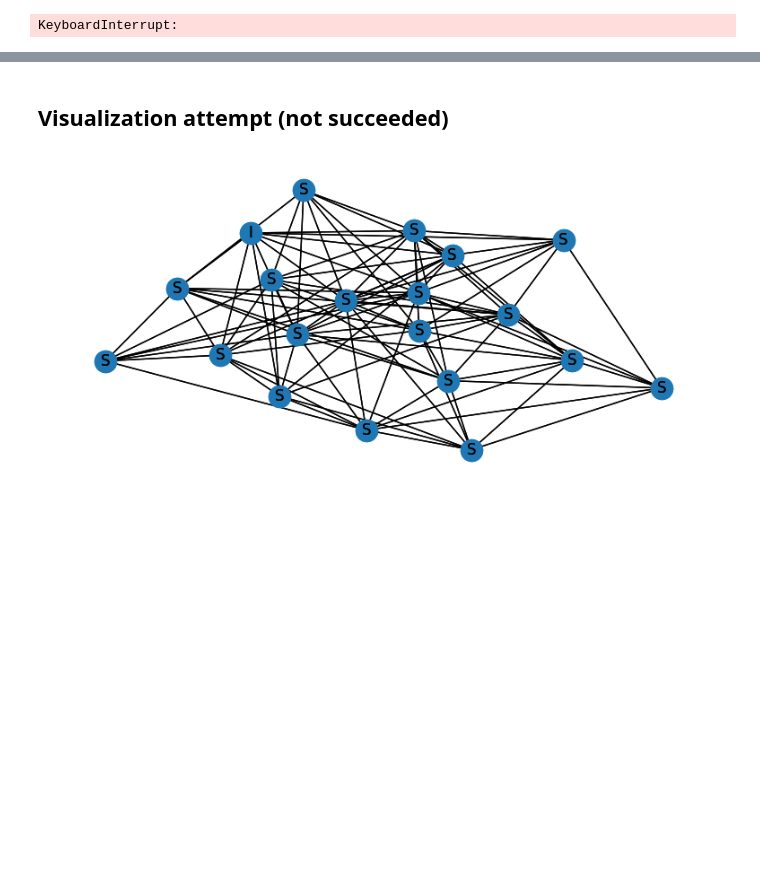
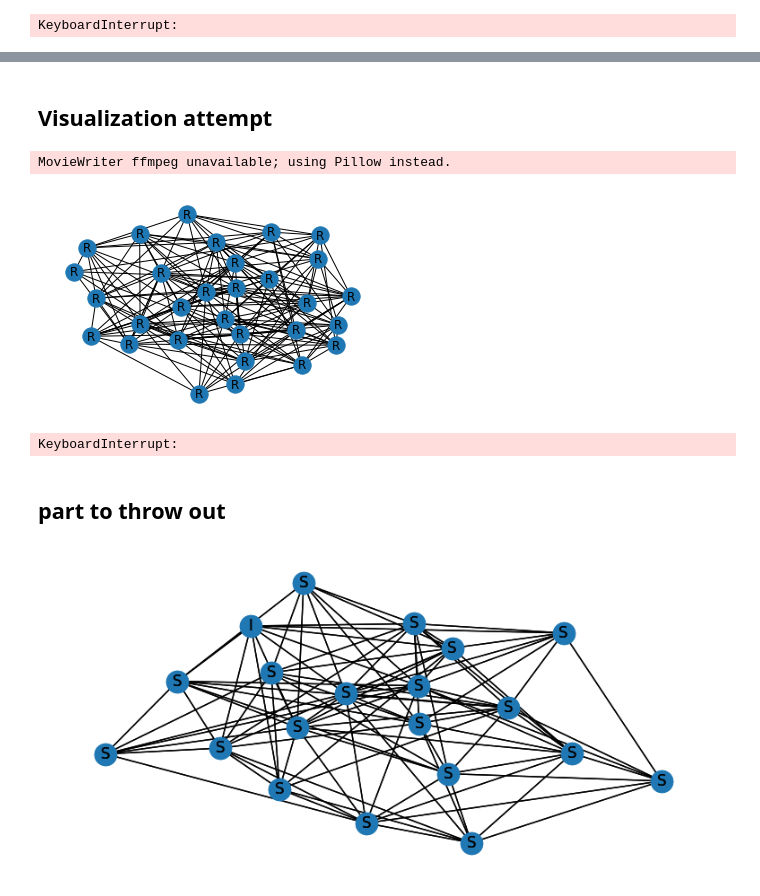
Before and after one commit to KasiaMacioszek/diffusion_processes, a Jupyter notebook: Assignment5/Assignment5.ipynb, the cells around one changed output, grey strips where cells are left out. Saved outputs shown, nothing was run; the diff lists cells and outputs as text; code cells hidden in the pictures; blank space fills up the shorter version.

```diff
--- a/Assignment5/Assignment5.ipynb
+++ b/Assignment5/Assignment5.ipynb
@@ -105,2 +135,2 @@ plt.scatter(range(0, len(RG_infected_075)), RG_infected_075)
 # %% [markdown]
-## Visualization attempt (not succeeded)
+## Visualization attempt
@@ -114,0 +173,29 @@ def make_gif_graph(frame_folder, gif_name):
+# %%
+def create_SIR_anim(G, p, gif_name="anim"):
+    """
+    Function that generates an animation of SIR on a given graph
+    * G (networkx.graph()) - given graph we perform SIR model
+    * p (float, 0<p<1) - probability of infection
+    * gif_name (str) - name for the resulting gif file
+    """
+    results = SIR_for_gif(G, p)
+    fig, ax = plt.subplots()
+    pos = nx.layout.spring_layout(G)
+
+    def animate(i, matrix):
+        ax.cla()
+        labels = matrix[i][0]
+        pos = nx.layout.spring_layout(G)
+
+        nx.draw(G, pos=pos,  labels=labels)
+
+    anim = animation.FuncAnimation(fig, animate, frames=len(results), fargs=(results,))
+
+    anim.save(f'{gif_name}.gif')
+# %%
+RG = nx.erdos_renyi_graph(30, 0.4)
+# %%
+create_SIR_anim(RG, 0.3)
+# %% [output]
+MovieWriter ffmpeg unavailable; using Pillow instead.
+[figure, added]
@@ -115,3 +204,9 @@ def make_gif_graph(frame_folder, gif_name):
+# %%
+create_SIR_anim(WSM, 0.4)
+# %% [output]
+KeyboardInterrupt:
+# %% [markdown]
+## part to throw out
 # %%
 p = 0.6
 plt.rcParams["figure.figsize"] = [7.50, 3.50]
```
Also changed, not shown: parts of 15 cells of this notebook, 1 other file.
